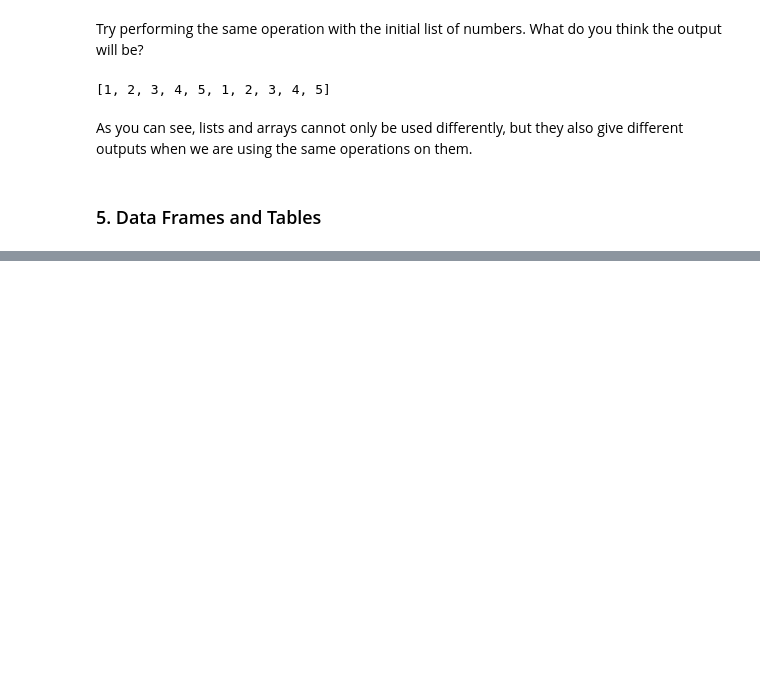
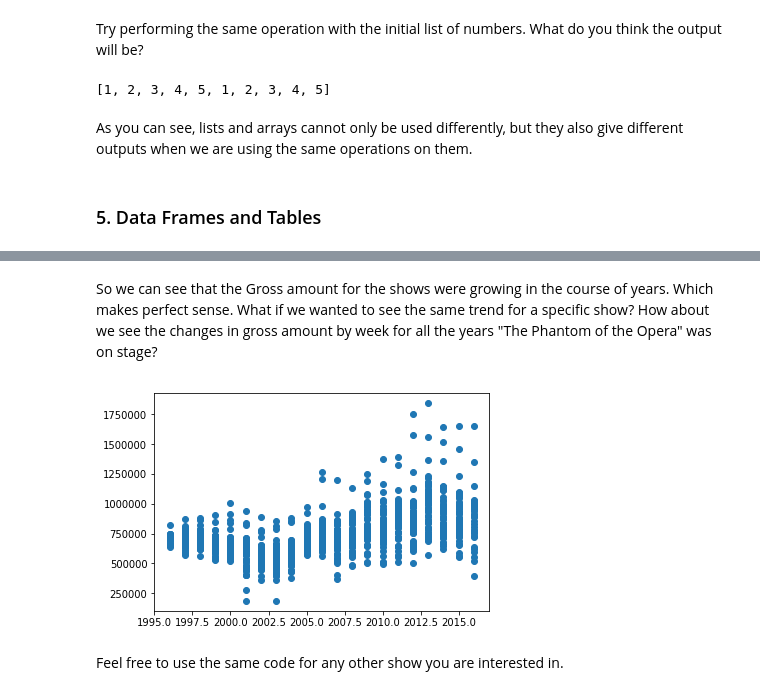
Before and after one commit to ds-modules/CP-101, a Jupyter notebook: lab_7/Intro to Python.ipynb, the cells around one changed output, grey strips where cells are left out. Drawn from its saved outputs; the diff is of its cells as text; code cells hidden in the pictures; blank space fills up the shorter version.

```diff
--- a/lab_7/Intro to Python.ipynb
+++ b/lab_7/Intro to Python.ipynb
@@ -334,0 +382,10 @@ broadway.head(7)
+# %% [markdown]
+So we can see that the Gross amount for the shows were growing in the course of years. Which makes perfect sense. What if we wanted to see the same trend for a specific show? How about we see the changes in gross amount by week for all the years "The Phantom of the Opera" was on stage?
+# %%
+phantom = broadway[broadway['Name'] == "The Phantom Of The Opera"]
+plt.scatter(phantom['Year'], phantom['Gross'])
+plt.show()
+# %% [output]
+[figure, added]
+# %% [markdown]
+Feel free to use the same code for any other show you are interested in.
```
Also changed, not shown: parts of 14 cells of this notebook.
